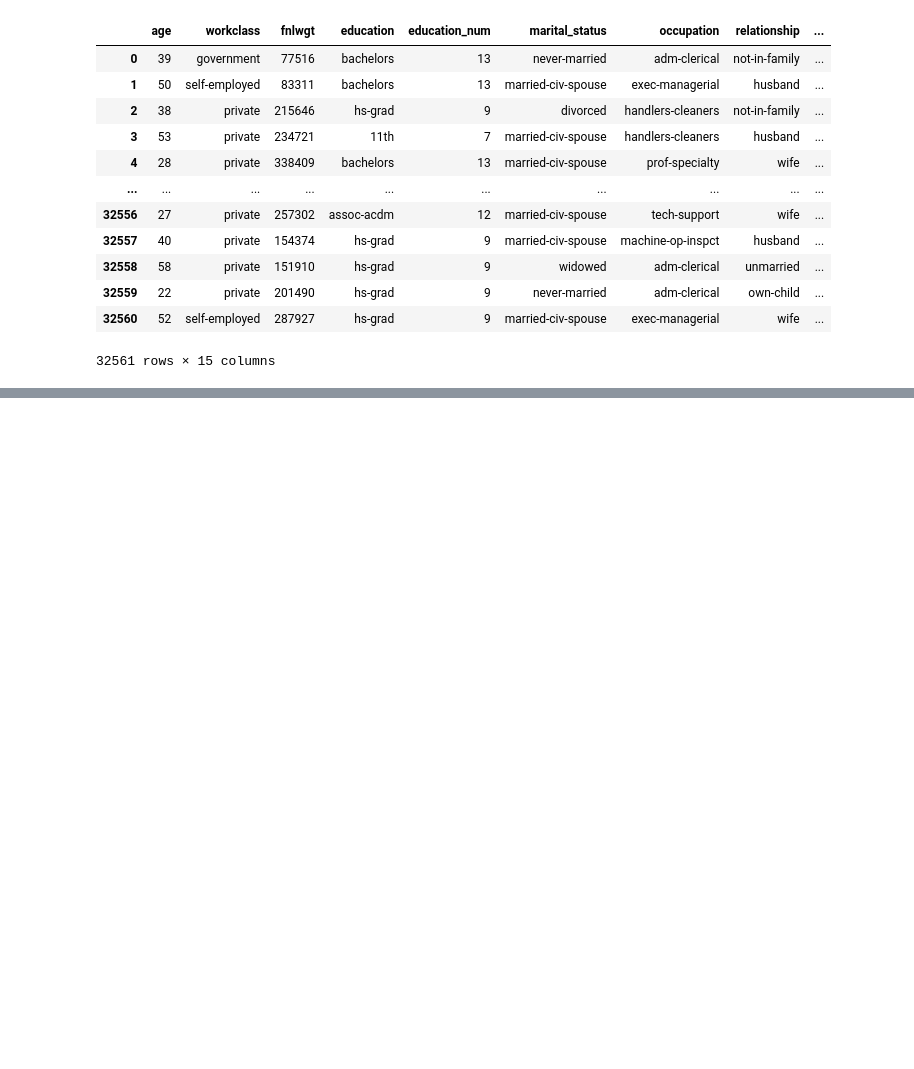
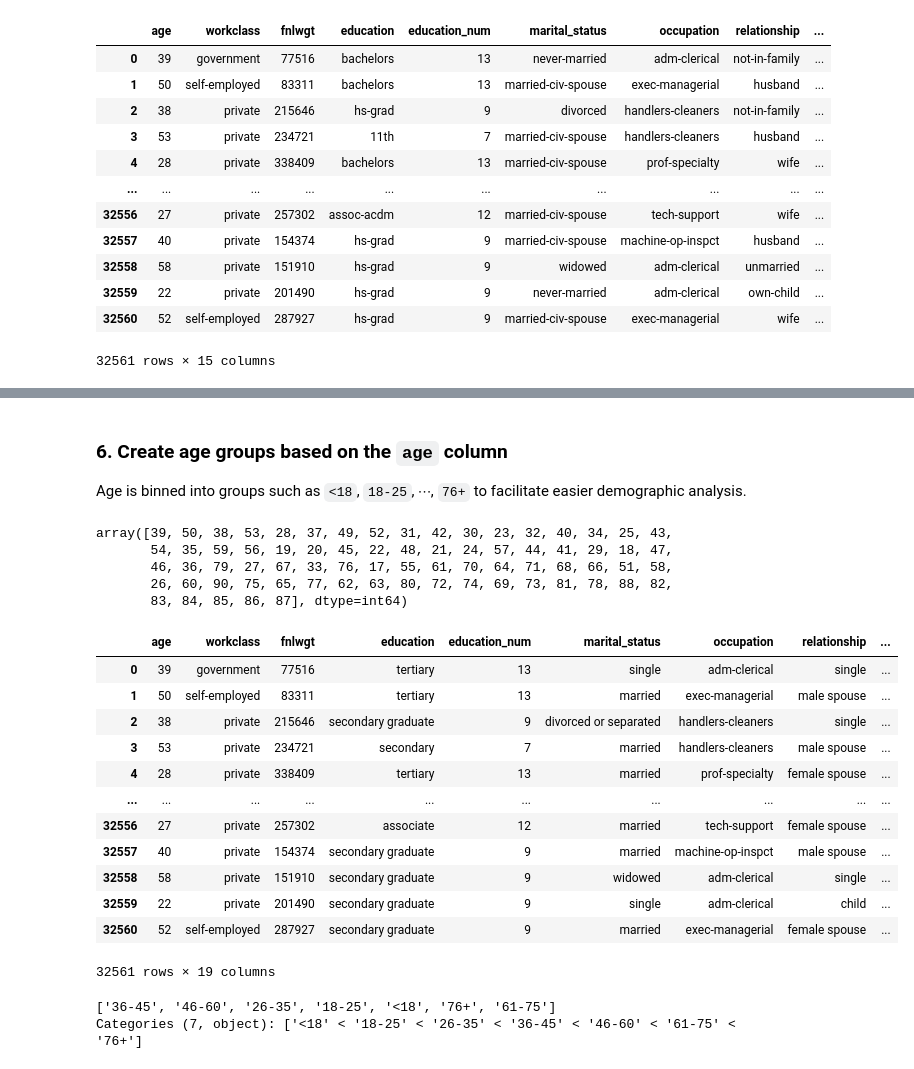
Before and after one commit to Kakibibi/Adult_Income, a Jupyter notebook: notebooks/Data Cleaning.ipynb, the cells around one changed output, grey strips where cells are left out. Drawn from its saved outputs; the diff is of its cells as text; code cells hidden in the pictures; blank space fills up the shorter version.

Commit message:
Updated  the data_cleaning notebook to include the description of tasks using markdown

```diff
--- a/notebooks/Data Cleaning.ipynb
+++ b/notebooks/Data Cleaning.ipynb
@@ -506,0 +940,38 @@ print(f"\nCleaned data saved to: {clean_filename}")
+# %% [markdown]
+
+### 6. Create age groups based on the `age` column
+
+Age is binned into groups such as `<18`, `18-25`, $\cdots$, `76+` to facilitate easier demographic analysis.
+# %%
+adult_df['age'].unique()
+# %% [output]
+array([39, 50, 38, 53, 28, 37, 49, 52, 31, 42, 30, 23, 32, 40, 34, 25, 43,
+       54, 35, 59, 56, 19, 20, 45, 22, 48, 21, 24, 57, 44, 41, 29, 18, 47,
+       46, 36, 79, 27, 67, 33, 76, 17, 55, 61, 70, 64, 71, 68, 66, 51, 58,
+       26, 60, 90, 75, 65, 77, 62, 63, 80, 72, 74, 69, 73, 81, 78, 88, 82,
+       83, 84, 85, 86, 87], dtype=int64)
+# %%
+bins = [0, 18, 25, 35, 45, 60, 75, 100]
+labels = ['<18', '18-25', '26-35', '36-45', '46-60', '61-75', '76+']
+
+adult_df.loc[:,'age_group'] = pd.cut(adult_df['age'], bins=bins, labels=labels,right=True,include_lowest=False)
+adult_df
+# %% [output]
+|  | age | workclass | fnlwgt | education | education_num | marital_status | occupation | relationship | ... |
+| 0 | 39 | government | 77516 | tertiary | 13 | single | adm-clerical | single | ... |
+| 1 | 50 | self-employed | 83311 | tertiary | 13 | married | exec-managerial | male spouse | ... |
+| 2 | 38 | private | 215646 | secondary graduate | 9 | divorced or separated | handlers-cleaners | single | ... |
+| 3 | 53 | private | 234721 | secondary | 7 | married | handlers-cleaners | male spouse | ... |
+| 4 | 28 | private | 338409 | tertiary | 13 | married | prof-specialty | female spouse | ... |
+| ... | ... | ... | ... | ... | ... | ... | ... | ... | ... |
+| 32556 | 27 | private | 257302 | associate | 12 | married | tech-support | female spouse | ... |
+| 32557 | 40 | private | 154374 | secondary graduate | 9 | married | machine-op-inspct | male spouse | ... |
+| 32558 | 58 | private | 151910 | secondary graduate | 9 | widowed | adm-clerical | single | ... |
+| 32559 | 22 | private | 201490 | secondary graduate | 9 | single | adm-clerical | child | ... |
+| 32560 | 52 | self-employed | 287927 | secondary graduate | 9 | married | exec-managerial | female spouse | ... |
+32561 rows × 19 columns
+# %%
+adult_df['age_group'].unique()
+# %% [output]
+['36-45', '46-60', '26-35', '18-25', '<18', '76+', '61-75']
+Categories (7, object): ['<18' < '18-25' < '26-35' < '36-45' < '46-60' < '61-75' < '76+']
```
Also changed, not shown: parts of 66 cells of this notebook, 16 other files.
